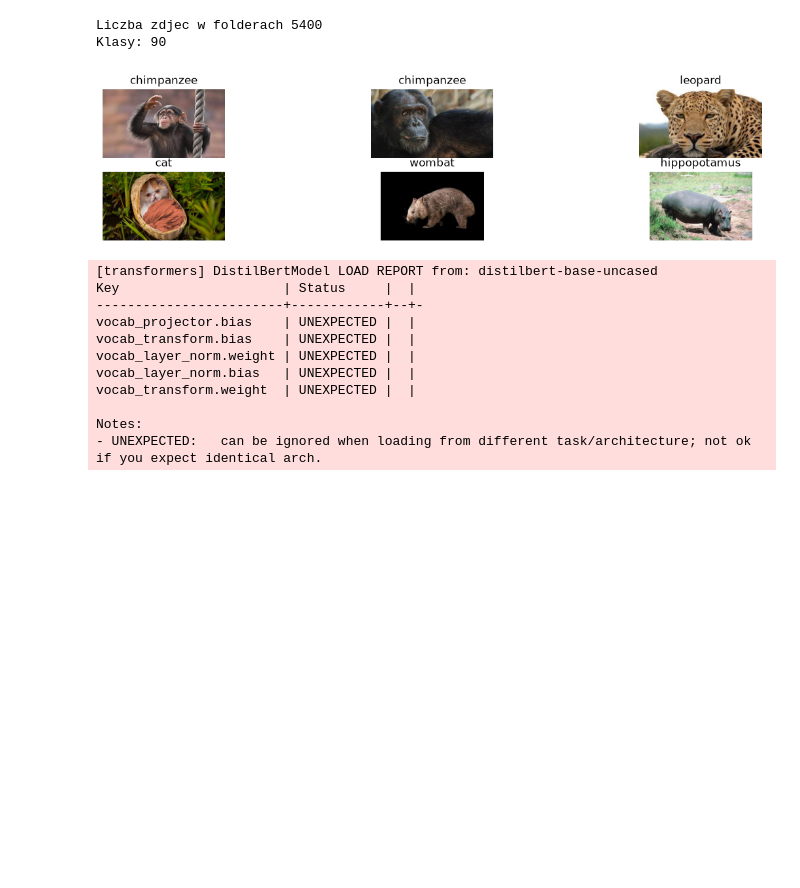
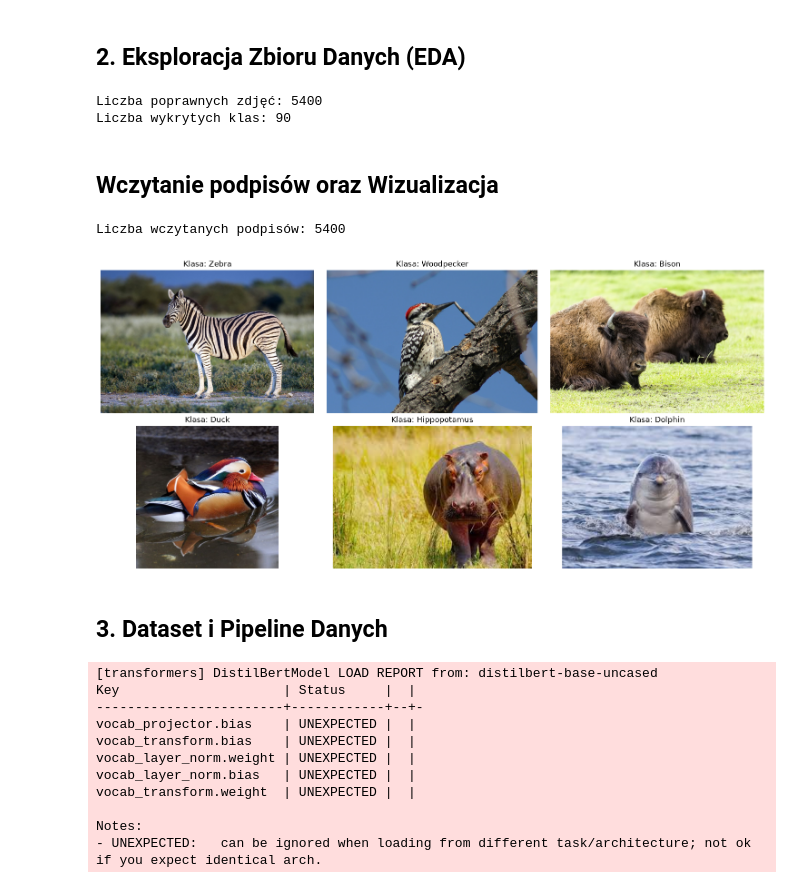
Before and after one commit to Kanigzzz/CLIP-CI-CD-Pipeline, a Jupyter notebook: notebooks/main.ipynb, the cells around one changed output. Drawn from its saved outputs; the diff is of its cells as text; code cells hidden in the pictures; blank space fills up the shorter version.

```diff
--- a/notebooks/main.ipynb
+++ b/notebooks/main.ipynb
@@ -15,33 +61,50 @@ import numpy as np
+# %% [markdown]
+## 2. Eksploracja Zbioru Danych (EDA)
 # %%
+dataset_dir = Path(IMAGES_PATH)
+valid_extensions = {".jpg", ".jpeg", ".png"}
+
 images_path = []
-classes = []
-all_classes  = []
-targets = []
-main_path = "../data/animals"
+all_classes = []
 
-for path_name, foldernames, filenames in os.walk(main_path):
-    for file_name in filenames:
-        file_path = os.path.join(path_name, file_name)
-        images_path.append(file_path)
-        all_classes.append(os.path.basename(path_name))
+for file_path in dataset_dir.rglob("*"):
+    if file_path.is_file() and file_path.suffix.lower() in valid_extensions:
+        images_path.append(str(file_path))
+        all_classes.append(file_path.parent.name)
 
-classes = sorted(set(all_classes))
-len(images_path)
+unique_classes = sorted(set(all_classes))
 
-print(f"Liczba zdjec w folderach {len(images_path)}")
-print(f"Klasy: {len(classes)}")
+print(f"Liczba poprawnych zdjęć: {len(images_path)}")
+print(f"Liczba wykrytych klas: {len(unique_classes)}")
 # %% [output]
-Liczba zdjec w folderach 5400
-Klasy: 90
+Liczba poprawnych zdjęć: 5400
+Liczba wykrytych klas: 90
+# %% [markdown]
+## Wczytanie podpisów oraz Wizualizacja
 # %%
-plt.figure(figsize=(15, 3))
-for i in range(6):
-    plt.subplot(2, 3, i+1)
-    image_path = random.choice(images_path)
+with open(CAPTIONS_PATH, "r", encoding="utf-8") as file:
+    captions = json.load(file)
+
+print(f"Liczba wczytanych podpisów: {len(captions)}")
+
+sample_paths = random.sample(images_path, 6)
+
+plt.figure(figsize=(15, 7))
+for i, path_str in enumerate(sample_paths):
+    image_path = Path(path_str)
     image = Image.open(image_path)
+
+    plt.subplot(2, 3, i + 1)
     plt.imshow(image)
-    plt.title(image_path.split("/")[3])
+
+    plt.title(f"Klasa: {image_path.parent.name.capitalize()}")
     plt.axis("off")
+
+plt.tight_layout()
+plt.show()
 # %% [output]
+Liczba wczytanych podpisów: 5400
-[figure, old version]
+[figure, new version]
+# %% [markdown]
+## 3. Dataset i Pipeline Danych
 # %%
```
Also changed, not shown: parts of 5 cells of this notebook, 2 other files.
